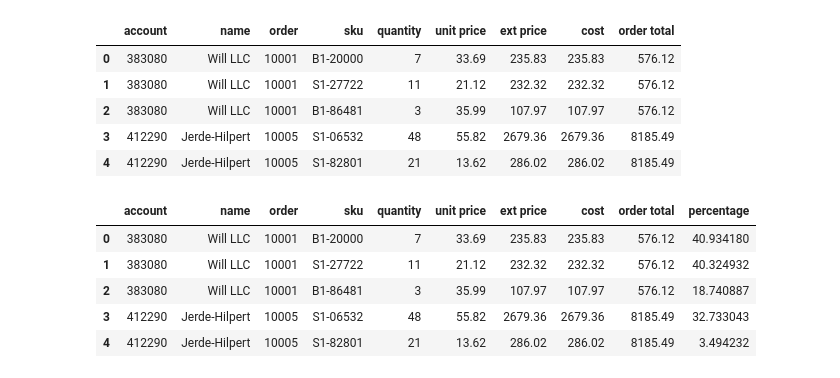
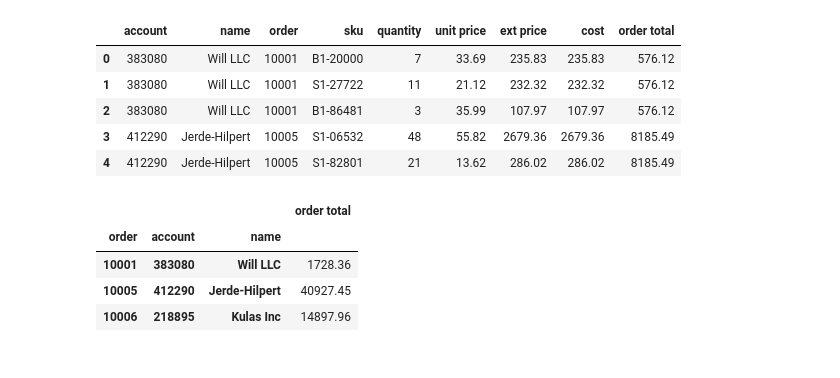
Before and after one commit to dpinezich/python-course-23-ugz, a Jupyter notebook: 03-python-advanced/02-examples/51-pandas/51-pandas.ipynb, the cells around one changed output. Cells and saved outputs as stored; diff of their text form; code cells hidden in the pictures.

```diff
--- a/03-python-advanced/02-examples/51-pandas/51-pandas.ipynb
+++ b/03-python-advanced/02-examples/51-pandas/51-pandas.ipynb
@@ -633,7 +735,7 @@ df.groupby('key').std()
 ### Transformieren: ein Beispiel anhand von Verkaufsdaten
 Quelle: http://pbpython.com/pandas_transform.html
 # %%
-sales = pd.read_excel("https://github.com/chris1610/pbpython/blob/master/data/sales_transactions.xlsx?raw=true")
+sales = pd.read_excel("sales_transactions.xlsx")
 # %%
 sales.head()
 # %% [output]
@@ -668,12 +770,11 @@ sales.head()
 | 4 | 412290 | Jerde-Hilpert | 10005 | S1-82801 | 21 | 13.62 | 286.02 | 286.02 | 8185.49 |
 # %%
 sales["percentage"] = sales["cost"] / sales["order total"] * 100
-# %%
-sales.head()
-# %% [output]
-|  | account | name | order | sku | quantity | unit price | ext price | cost | order total | percentage |
-| 0 | 383080 | Will LLC | 10001 | B1-20000 | 7 | 33.69 | 235.83 | 235.83 | 576.12 | 40.934180 |
-| 1 | 383080 | Will LLC | 10001 | S1-27722 | 11 | 21.12 | 232.32 | 232.32 | 576.12 | 40.324932 |
-| 2 | 383080 | Will LLC | 10001 | B1-86481 | 3 | 35.99 | 107.97 | 107.97 | 576.12 | 18.740887 |
-| 3 | 412290 | Jerde-Hilpert | 10005 | S1-06532 | 48 | 55.82 | 2679.36 | 2679.36 | 8185.49 | 32.733043 |
-| 4 | 412290 | Jerde-Hilpert | 10005 | S1-82801 | 21 | 13.62 | 286.02 | 286.02 | 8185.49 | 3.494232 |
+# %%
+sales.groupby(['order', 'account', 'name'])[['order total']].aggregate(np.sum)
+# %% [output]
+|  |  |  | order total |
+| order | account | name |  |
+| 10001 | 383080 | Will LLC | 1728.36 |
+| 10005 | 412290 | Jerde-Hilpert | 40927.45 |
+| 10006 | 218895 | Kulas Inc | 14897.96 |
```
Also changed, not shown: parts of 23 cells of this notebook, 4 other files.
